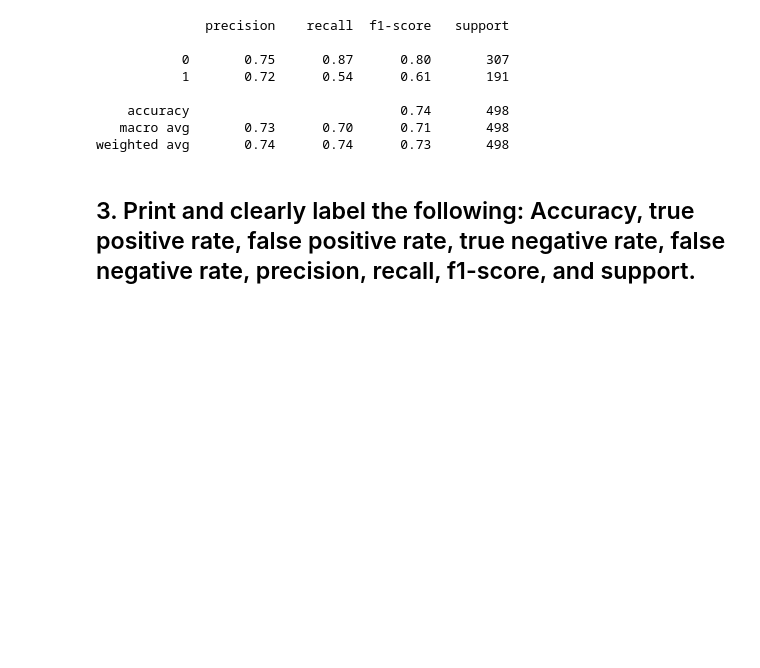
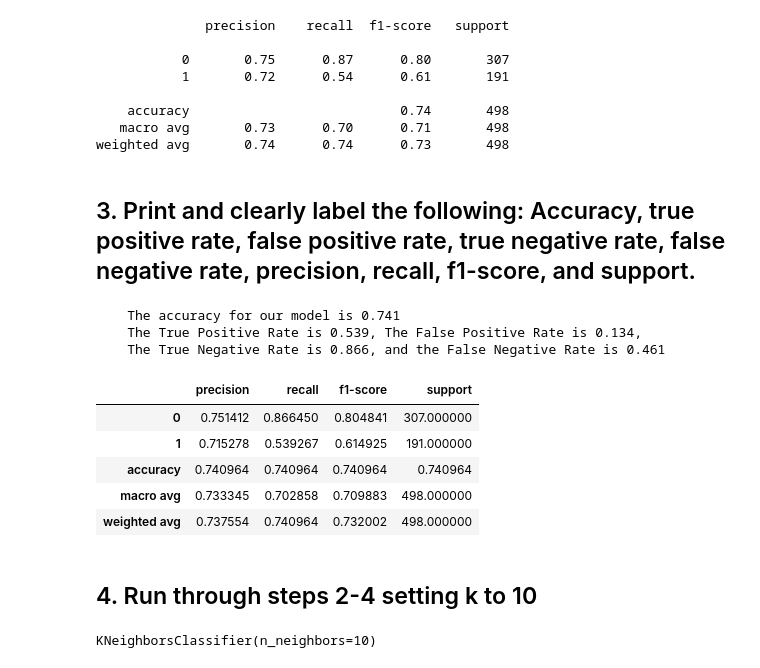
Before and after one commit to johngrinstead/classification-exercises, a Jupyter notebook: model.ipynb, the cells around one changed output. Cells and saved outputs as stored; diff of their text form; code cells hidden in the pictures; blank space fills up the shorter version.

```diff
--- a/model.ipynb
+++ b/model.ipynb
@@ -725,3 +725,17 @@ print(classification_report(y_train, y_pred))
 weighted avg       0.74      0.74      0.73       498
 # %% [markdown]
 ## 3. Print and clearly label the following: Accuracy, true positive rate, false positive rate, true negative rate, false negative rate, precision, recall, f1-score, and support.
+# %%
+get_metrics_binary(knn)
+# %% [output]
+    The accuracy for our model is 0.741
+    The True Positive Rate is 0.539, The False Positive Rate is 0.134,
+    The True Negative Rate is 0.866, and the False Negative Rate is 0.461
+|  | precision | recall | f1-score | support |
+| 0 | 0.751412 | 0.866450 | 0.804841 | 307.000000 |
+| 1 | 0.715278 | 0.539267 | 0.614925 | 191.000000 |
+| accuracy | 0.740964 | 0.740964 | 0.740964 | 0.740964 |
+| macro avg | 0.733345 | 0.702858 | 0.709883 | 498.000000 |
+| weighted avg | 0.737554 | 0.740964 | 0.732002 | 498.000000 |
+# %% [markdown]
+## 4. Run through steps 2-4 setting k to 10
@@ -727,0 +744,4 @@ weighted avg       0.74      0.74      0.73       498
+# %%
+knn2.fit(X_train, y_train)
+# %% [output]
+KNeighborsClassifier(n_neighbors=10)
```
Also changed, not shown: parts of 14 cells of this notebook.
